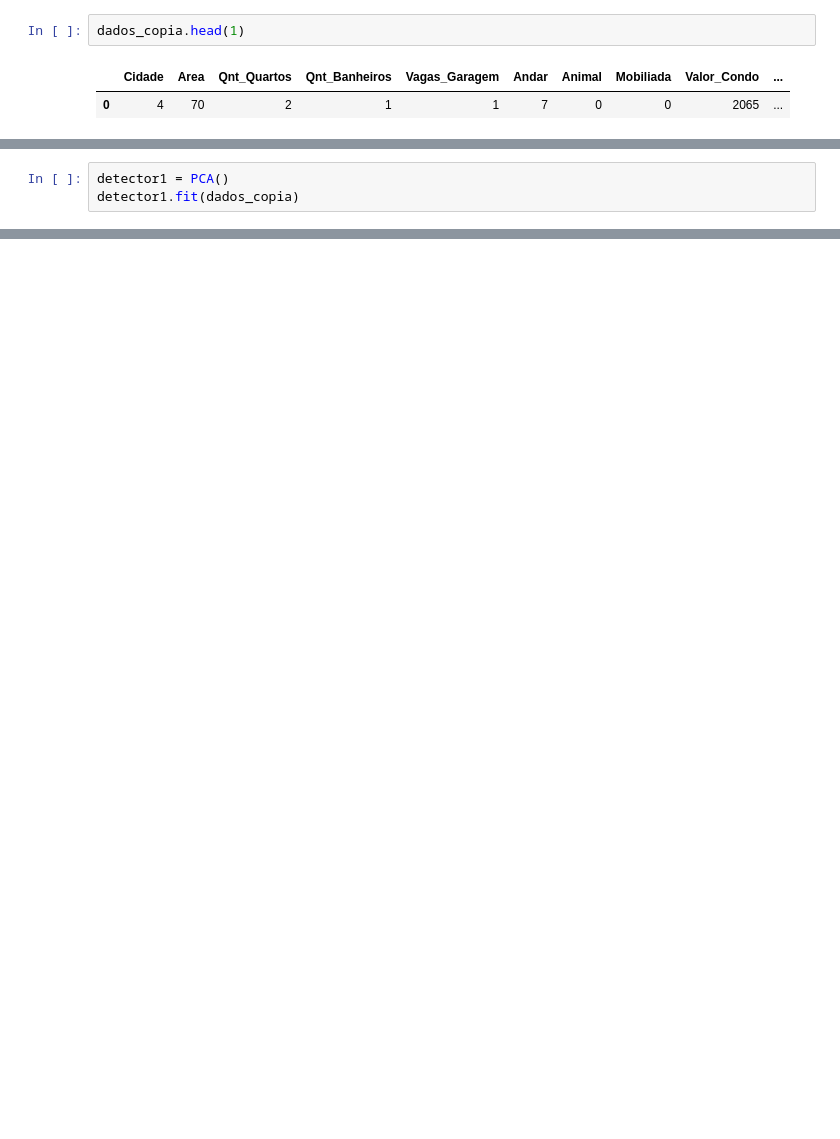
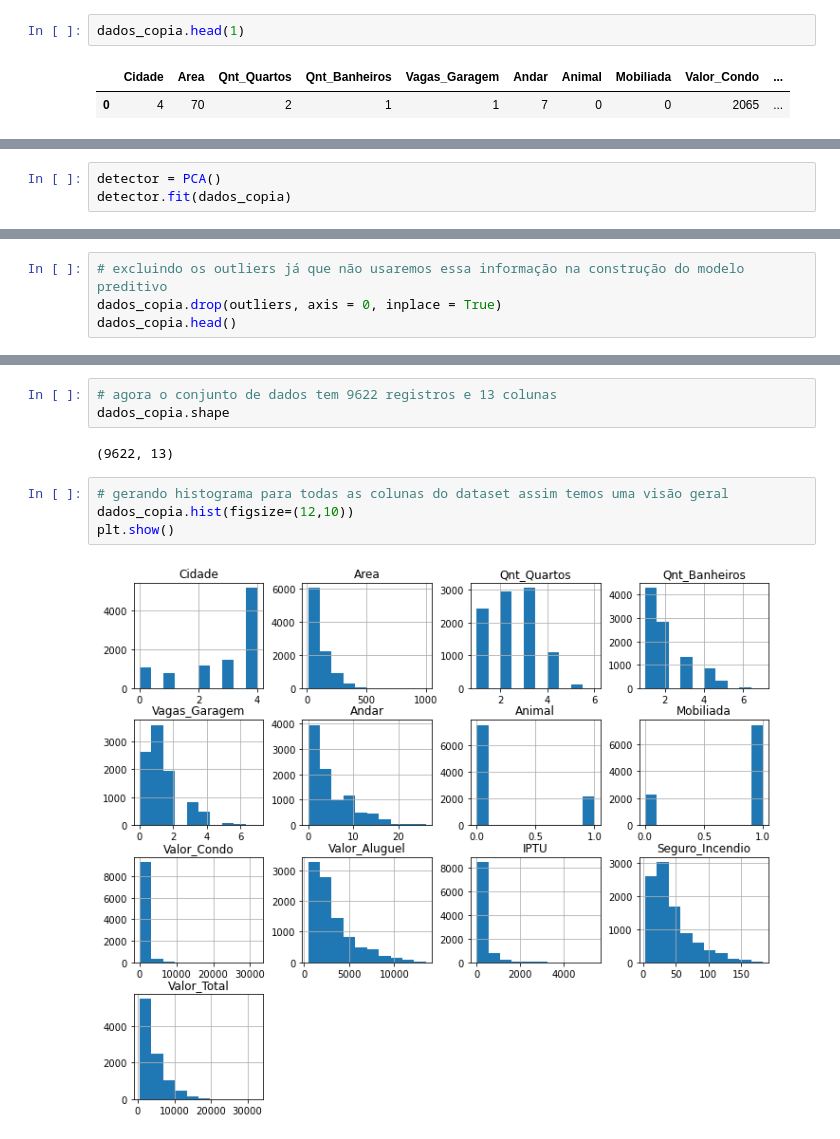
Before and after one commit to Eduu1/Portf-lio-Data-Science, a Jupyter notebook: Projeto-/Projeto - Houses_to_rent.ipynb, the cells around one changed output, grey strips where cells are left out. Cells and saved outputs as stored; diff of their text form; blank space fills up the shorter version.

Commit message:
Excluindo os outliers

```diff
--- a/Projeto-/Projeto - Houses_to_rent.ipynb
+++ b/Projeto-/Projeto - Houses_to_rent.ipynb
@@ -401,0 +376,3 @@ array([ 21.11855748, 498.82968937,  23.38588513, ...,  39.36790896,
+# %%
+detector = PCA()
+detector.fit(dados_copia)
@@ -439,3 +428,0 @@ Será que outro algoritmo se adequa melhor a esses dados?
-# %%
-detector1 = PCA()
-detector1.fit(dados_copia)
@@ -493,0 +431,4 @@ Me parece que o algoritmo de PCA utilizado para detectar outiliers aqui nessa ba
+# %%
+# excluindo os outliers já que não usaremos essa informação na construção do modelo preditivo
+dados_copia.drop(outliers, axis = 0, inplace = True)
+dados_copia.head()
@@ -493,0 +442,11 @@ Me parece que o algoritmo de PCA utilizado para detectar outiliers aqui nessa ba
+# %%
+# agora o conjunto de dados tem 9622 registros e 13 colunas
+dados_copia.shape
+# %% [output]
+(9622, 13)
+# %%
+# gerando histograma para todas as colunas do dataset assim temos uma visão geral
+dados_copia.hist(figsize=(12,10))
+plt.show()
+# %% [output]
+[figure, added]
```
Also changed, not shown: parts of 27 cells of this notebook.
